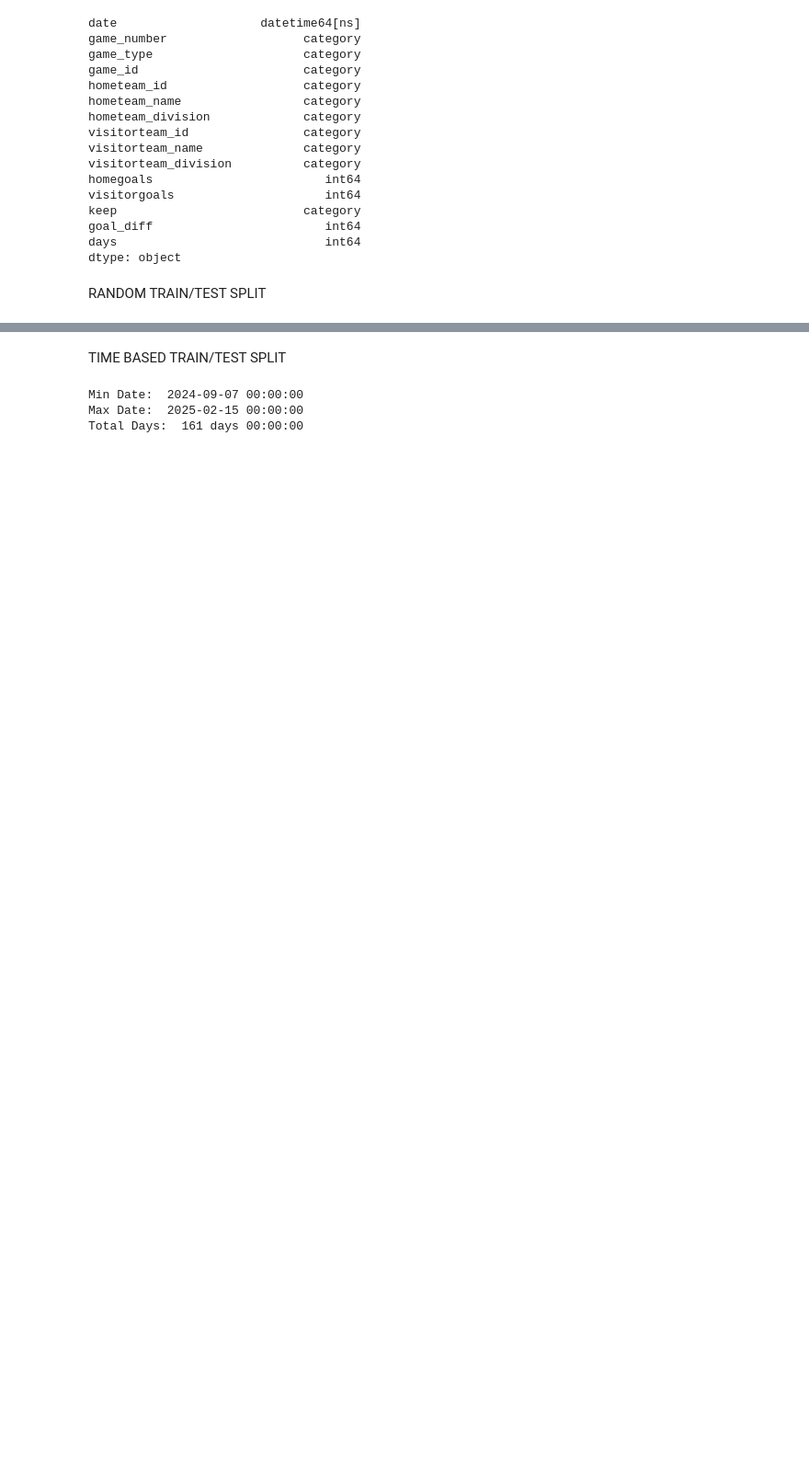
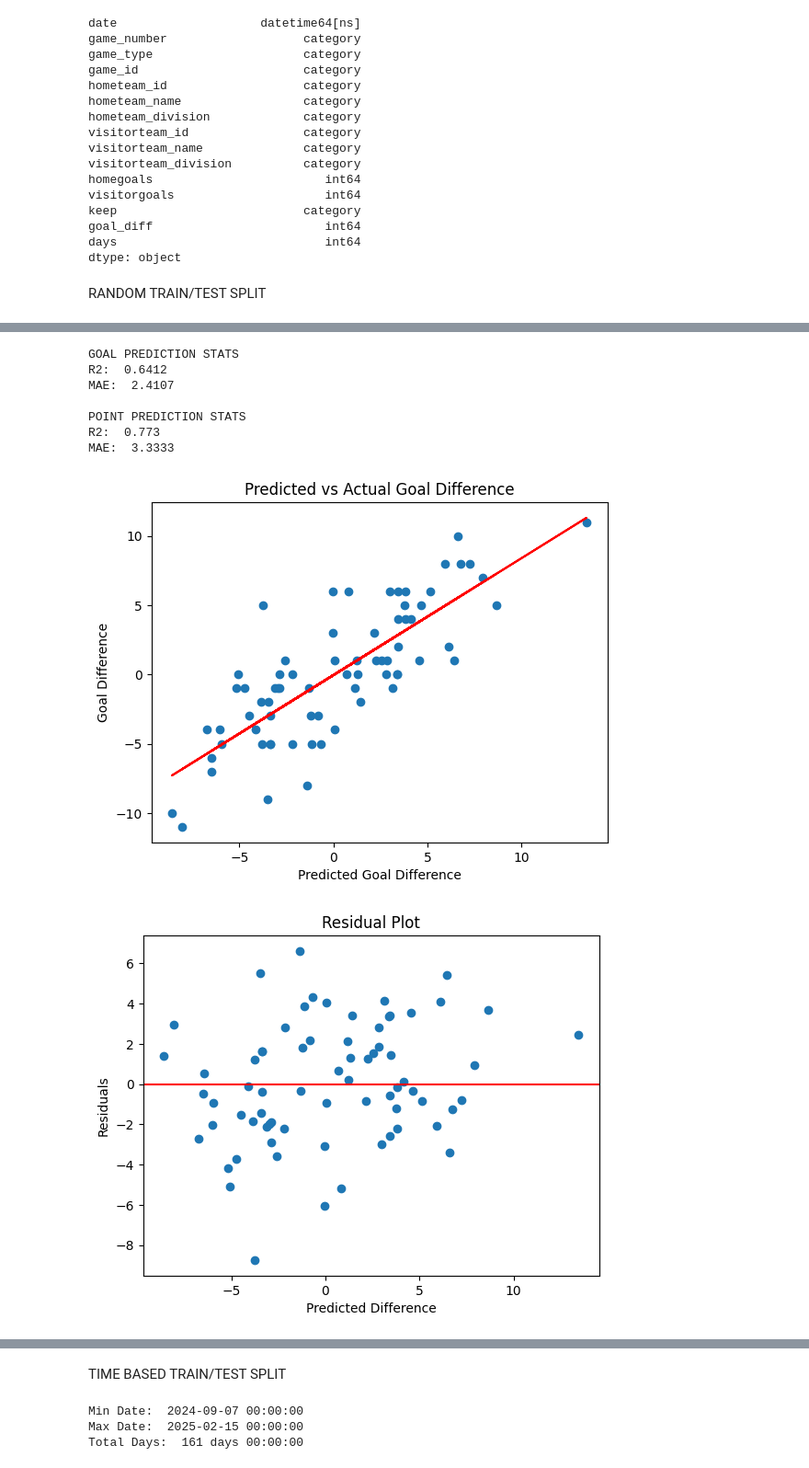
Before and after one commit to BFiveAlive/youth-hockey, a Jupyter notebook: glm.ipynb, the cells around one changed output, grey strips where cells are left out. Shown at 92% size. Saved outputs shown, nothing was run; the diff lists cells and outputs as text; code cells hidden in the pictures; blank space fills up the shorter version.

Commit message:
moved charts to functions.py

```diff
--- a/glm.ipynb
+++ b/glm.ipynb
@@ -166,0 +111,25 @@ MAE:  3.1111
+# %%
+# CHARTS
+# out_filter = out_full
+out_filter = out_full[(out_full['hometeam_division']=='10U Tier 4')]
+
+plt_1, r2_1, mae_1, plt_2, plt_3, r2_3, mae_3 = func.model_charts(out_filter)
+
+print('GOAL PREDICTION STATS')
+print('R2: ', r2_1)
+print('MAE: ', mae_1)
+print()
+
+print('POINT PREDICTION STATS')
+print('R2: ', r2_3)
+print('MAE: ', mae_3)
+# %% [output]
+GOAL PREDICTION STATS
+R2:  0.6412
+MAE:  2.4107
+
+POINT PREDICTION STATS
+R2:  0.773
+MAE:  3.3333
+[figure, added]
+[figure, added]
```
Also changed, not shown: parts of 20 cells of this notebook, 1 other file.
